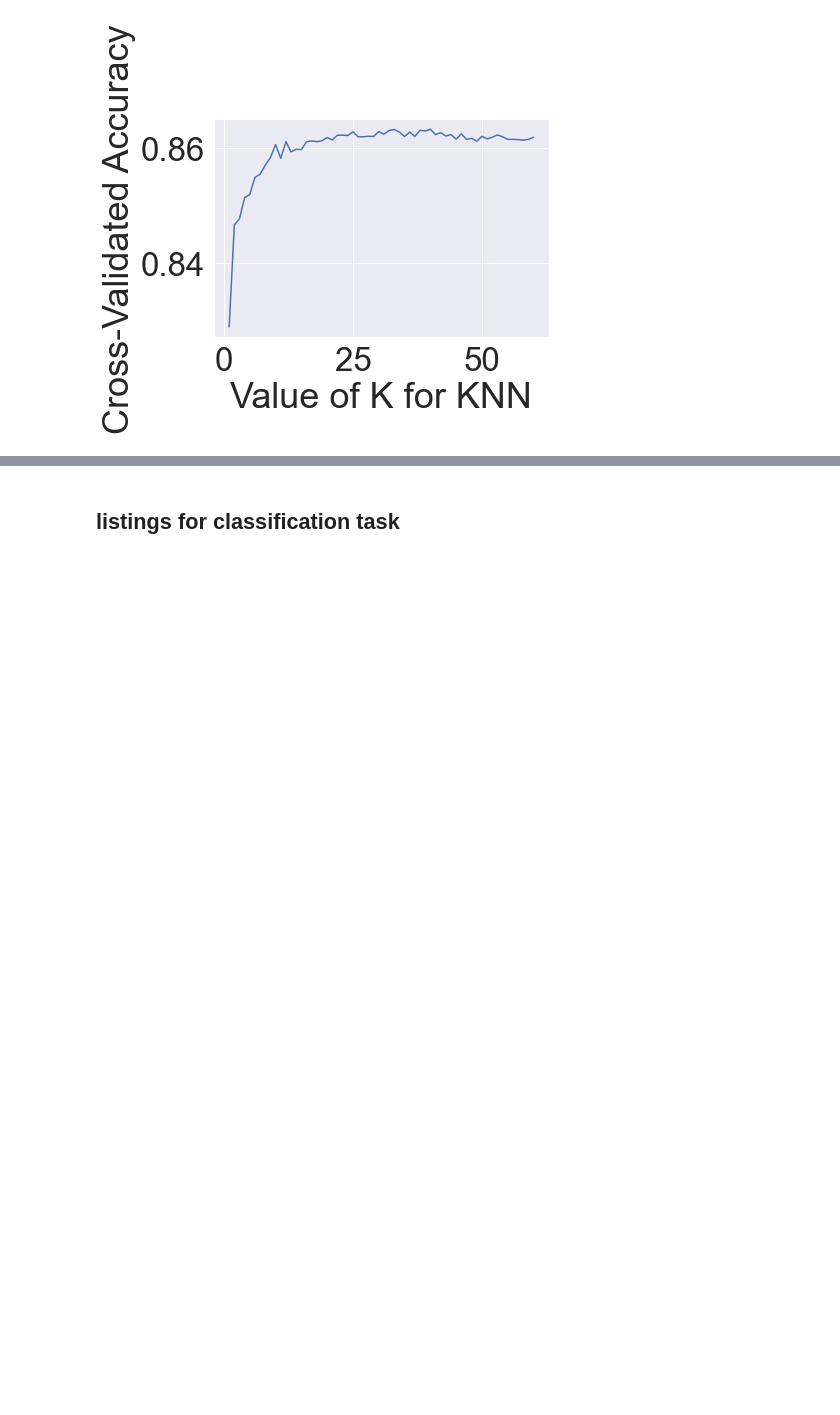
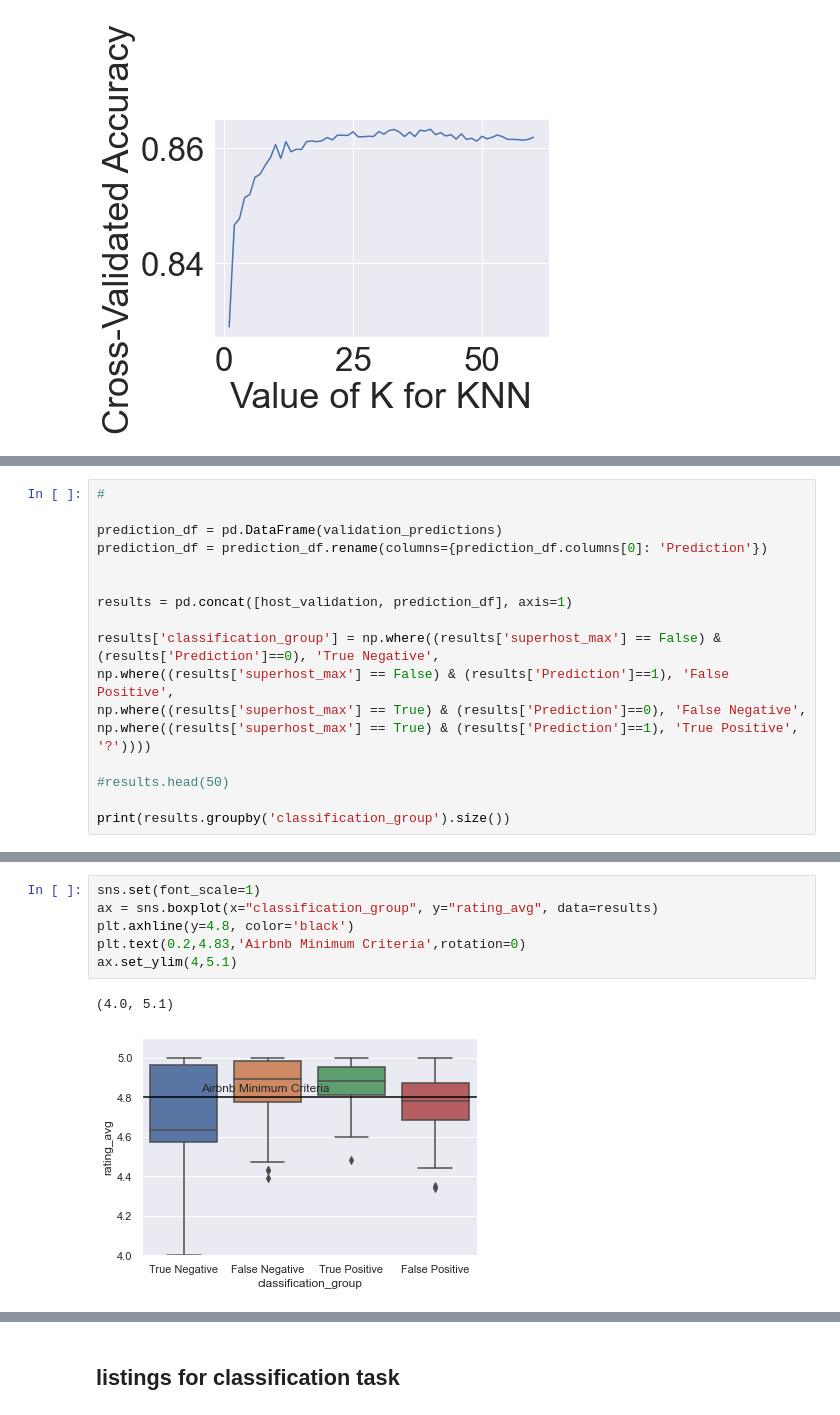
Before and after one commit to rickfontenot/airbnb, a Jupyter notebook: Lab2/WorkingFiles/lab2_Rick.ipynb, the cells around one changed output, grey strips where cells are left out. Cells and saved outputs as stored; diff of their text form; blank space fills up the shorter version.

```diff
--- a/Lab2/WorkingFiles/lab2_Rick.ipynb
+++ b/Lab2/WorkingFiles/lab2_Rick.ipynb
@@ -1255,0 +1336,17 @@ plot_confusion(cm)
+# %%
+#
+
+prediction_df = pd.DataFrame(validation_predictions)
+prediction_df = prediction_df.rename(columns={prediction_df.columns[0]: 'Prediction'})
+
+
+results = pd.concat([host_validation, prediction_df], axis=1)
+
+results['classification_group'] = np.where((results['superhost_max'] == False) & (results['Prediction']==0), 'True Negative',
+np.where((results['superhost_max'] == False) & (results['Prediction']==1), 'False Positive',
+np.where((results['superhost_max'] == True) & (results['Prediction']==0), 'False Negative',
+np.where((results['superhost_max'] == True) & (results['Prediction']==1), 'True Positive', '?'))))
+
+#results.head(50)
+
+print(results.groupby('classification_group').size())
@@ -1255,0 +1374,9 @@ plot_confusion(cm)
+# %%
+sns.set(font_scale=1)
+ax = sns.boxplot(x="classification_group", y="rating_avg", data=results)
+plt.axhline(y=4.8, color='black')
+plt.text(0.2,4.83,'Airbnb Minimum Criteria',rotation=0)
+ax.set_ylim(4,5.1)
+# %% [output]
+(4.0, 5.1)
+[figure, added]
```
Also changed, not shown: parts of 20 cells of this notebook, 1 other file.
